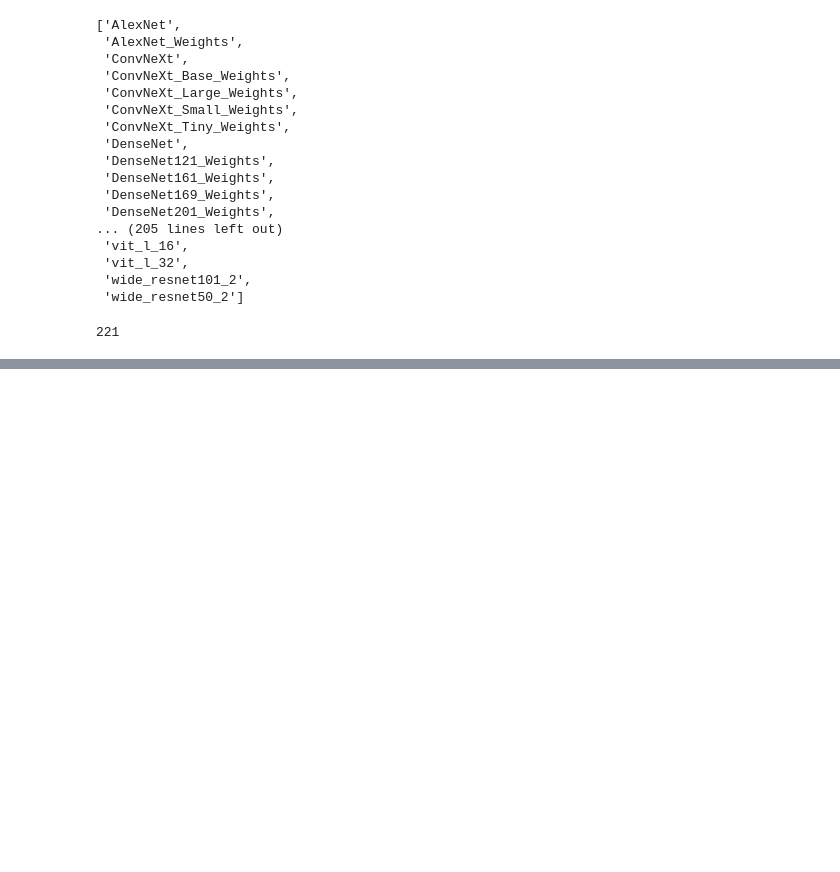
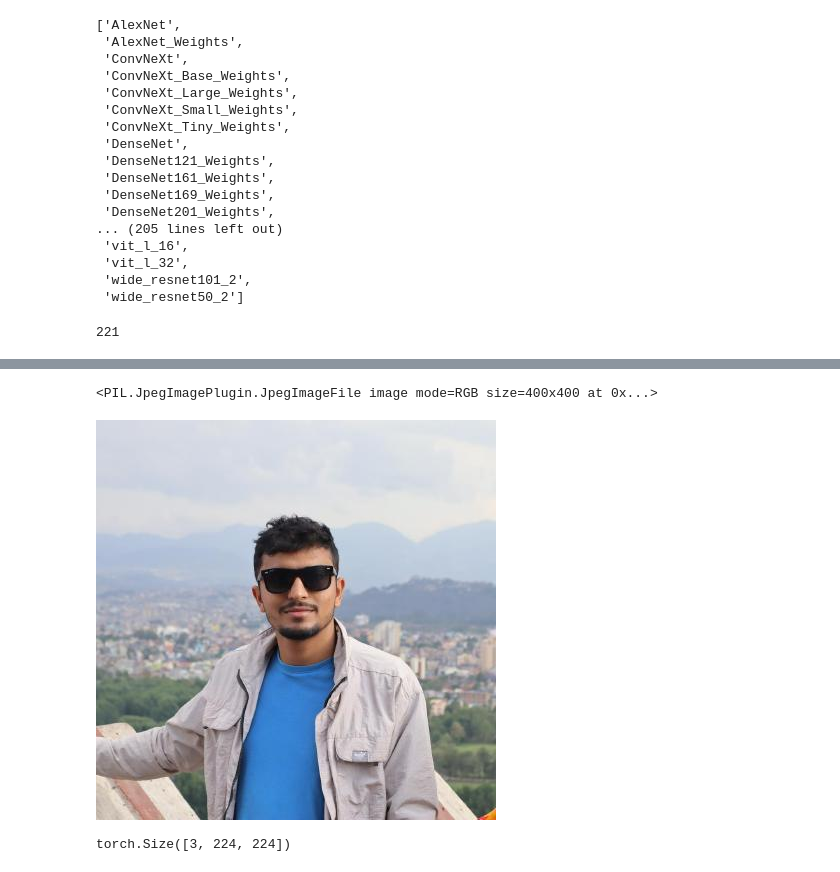
Before and after one commit to bhagatpandey369/Book_Code, a Jupyter notebook: Deep_Learning_with_PyTorch.ipynb, the cells around one changed output, grey strips where cells are left out. Drawn from its saved outputs; the diff is of its cells as text; code cells hidden in the pictures; blank space fills up the shorter version.

```diff
--- a/Deep_Learning_with_PyTorch.ipynb
+++ b/Deep_Learning_with_PyTorch.ipynb
@@ -30,0 +87,11 @@ len(dir(models))
+# %%
+from PIL import Image
+img = Image.open('/content/136577015.jpeg')
+# %%
+print(img)
+# %% [output]
+<PIL.JpegImagePlugin.JpegImageFile image mode=RGB size=400x400 at 0x...>
+# %%
+img
+# %% [output]
+[figure, added]
@@ -30,0 +100,4 @@ len(dir(models))
+# %%
+img_t.shape
+# %% [output]
+torch.Size([3, 224, 224])
```
Also changed, not shown: parts of 16 cells of this notebook.
